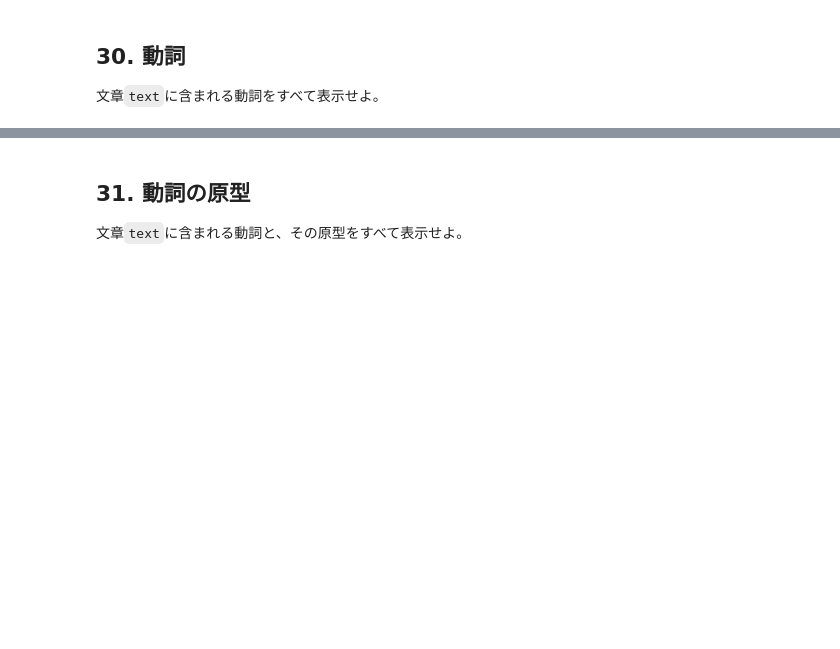
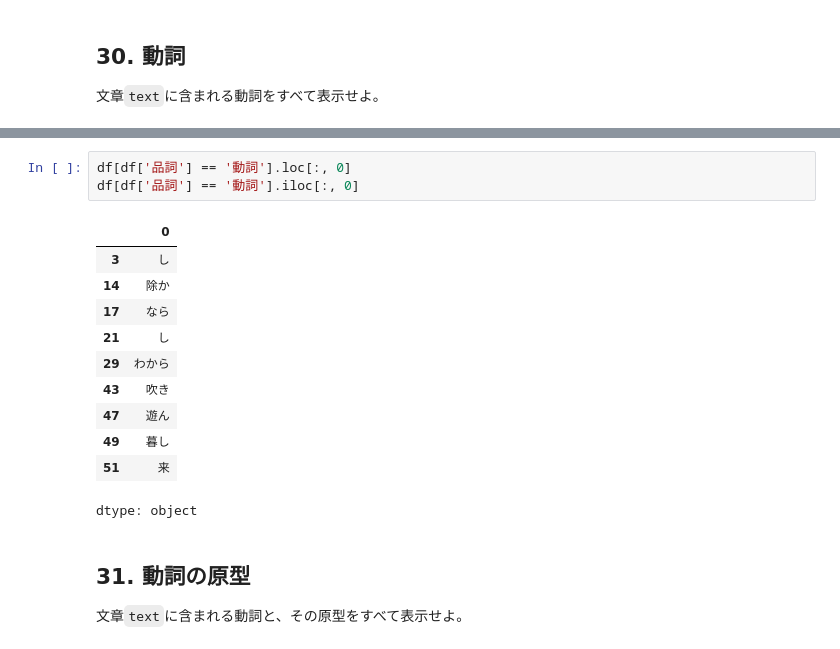
Before and after one commit to Rtosshy/2025, a Jupyter notebook: ja/ch04.ipynb, the cells around one changed output, grey strips where cells are left out. Saved outputs shown, nothing was run; the diff lists cells and outputs as text; blank space fills up the shorter version.

```diff
--- a/ja/ch04.ipynb
+++ b/ja/ch04.ipynb
@@ -64,3 +68,18 @@ make: *** No rule to make target 'install'.  Stop.
+# %%
+df[df['品詞'] == '動詞'].loc[:, 0]
+df[df['品詞'] == '動詞'].iloc[:, 0]
+# %% [output]
+|  | 0 |
+| 3 | し |
+| 14 | 除か |
+| 17 | なら |
+| 21 | し |
+| 29 | わから |
+| 43 | 吹き |
+| 47 | 遊ん |
+| 49 | 暮し |
+| 51 | 来 |
+dtype: object
 # %% [markdown]
 ## 31. 動詞の原型
 文章`text`に含まれる動詞と、その原型をすべて表示せよ。
```
Also changed, not shown: parts of 4 cells of this notebook.
